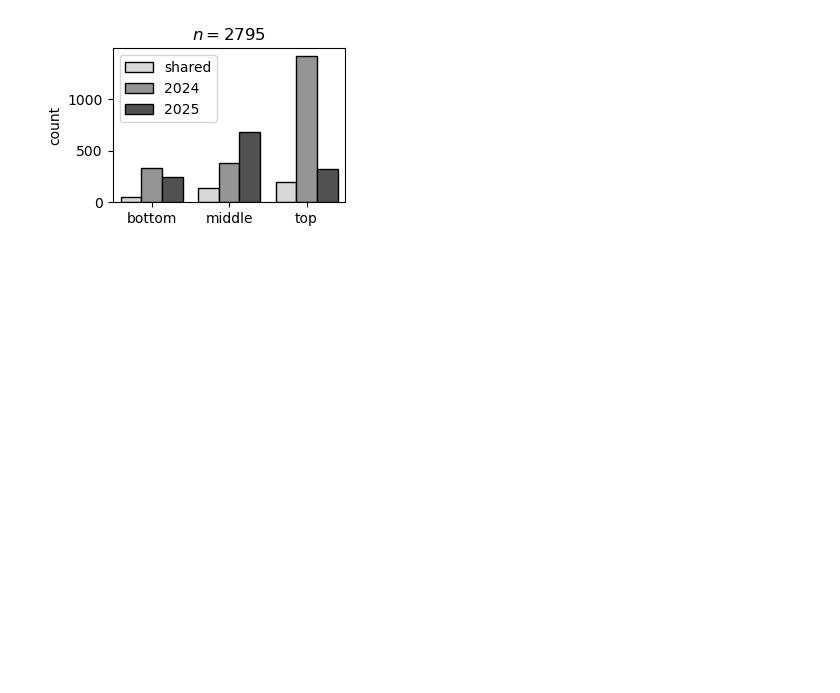
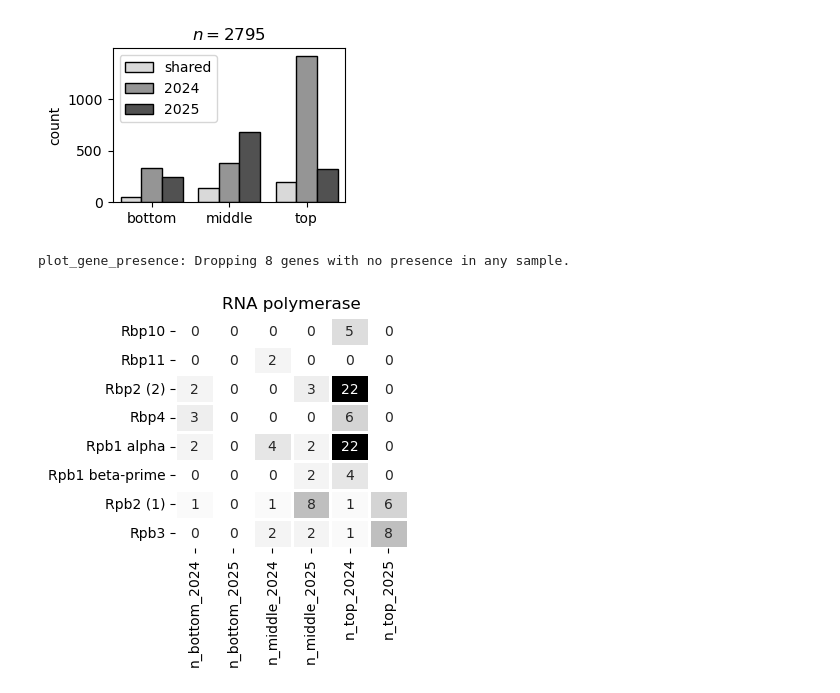
Before and after one commit to pipparichter/banfield, a Jupyter notebook: notebooks/sandbox-2.0.ipynb, the cells around one changed output. Drawn from its saved outputs; the diff is of its cells as text; code cells hidden in the pictures; blank space fills up the shorter version.

```diff
--- a/notebooks/sandbox-2.0.ipynb
+++ b/notebooks/sandbox-2.0.ipynb
@@ -115,30 +115,35 @@ def plot_gene_presence(figure_df:pd.DataFrame, title='ribosomal proteins', drop_
 # %%
 rnap_gene_ids = interproscan_df[interproscan_df.interpro_description.str.contains('RNA polymerase') & (interproscan_df.genome_id == 'mp_18')].gene_id.unique()
 
 annotations = dict()
-annotations['mp_18.1_1024'] = 'DNA/RNA polymerase (1)'
+# annotations['mp_18.1_1024'] = 'DNA/RNA polymerase (1)'
 annotations['mp_18.1_1331'] = 'Rpb3'
 annotations['mp_18.1_1469'] = 'Rbp10'
 annotations['mp_18.1_1470'] = 'Rbp6'
 annotations['mp_18.1_1506'] = 'Rpb1 beta-prime'
 annotations['mp_18.1_1507'] = 'Rpb1 alpha'
 annotations['mp_18.1_1508'] = 'Rpb2 (1)'
 annotations['mp_18.1_1509'] = 'Rbp2 (2)'
 annotations['mp_18.1_1510'] = 'Rbp5'
 annotations['mp_18.1_1766'] = 'Rbp4'
 annotations['mp_18.1_211'] = 'Rbp11'
 annotations['mp_18.1_220'] = 'transcription elongation factor Spt4'
 annotations['mp_18.1_221'] = 'Rbp7'
-annotations['mp_18.1_2392'] = 'DNA/RNA polymerase (2)'
+# annotations['mp_18.1_2392'] = 'DNA/RNA polymerase (2)'
 annotations['mp_18.1_2763'] = 'transcription factor S'
-annotations['mp_18.1_420'] = 'DNA/RNA polymerase (3)'
-annotations['mp_18.1_897'] = 'DNA/RNA polymerase (4)'
+# annotations['mp_18.1_420'] = 'DNA/RNA polymerase (3)'
+# annotations['mp_18.1_897'] = 'DNA/RNA polymerase (4)'
+
+rnap_gene_ids = np.intersect1d(rnap_gene_ids, list(annotations.keys()))
 
 mp_18_rnap_df = metat_df[metat_df.gene_id.isin(rnap_gene_ids)].copy()
 mp_18_rnap_df['annotation'] = mp_18_rnap_df.gene_id.map(annotations)
 
-# plot_gene_presence(mp_18_rnap_df, title='RNA polymerase') # Get those which are expressed somewhere.
+plot_gene_presence(mp_18_rnap_df, title='RNA polymerase', figsize=(3, 3)) # Get those which are expressed somewhere.
 rnap_gene_ids = ['mp_18.1_1509', 'mp_18.1_1508', 'mp_18.1_1506', 'mp_18.1_1506', 'mp_18.1_1331', 'mp_18.1_1469', 'mp_18.1_211'] #, 'mp_18.1_420', 'mp_18.1_1024', 'mp_18.1_897']
+# %% [output]
+plot_gene_presence: Dropping 8 genes with no presence in any sample.
+[figure, added]
 # %%
 # First want to identify how many ribosomal proteins are annotated in mp_18. This should be up on ggKbase.
 def load_ggkbase_gene_table(path:str, genome_id='mp_18'):
```
Also changed, not shown: parts of 16 cells of this notebook, 2 other files.
